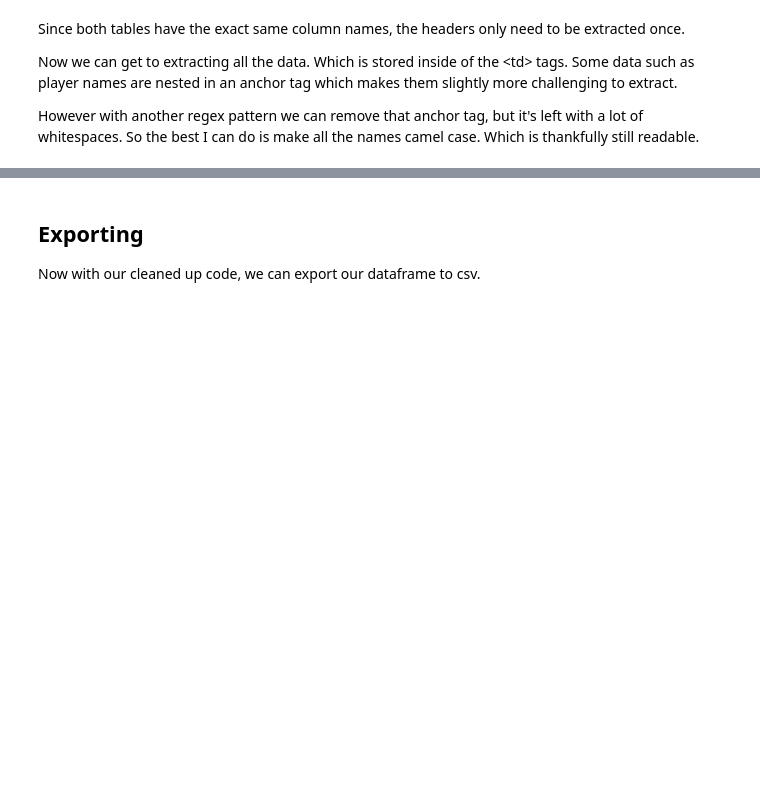
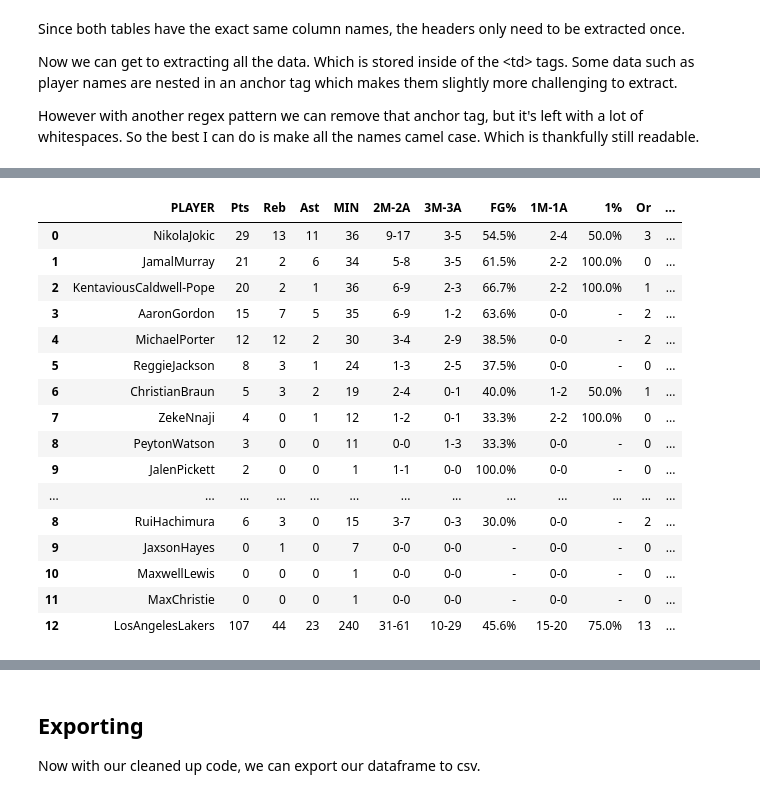
Before and after one commit to flannelmonke/HoopsForecast_Pro, a Jupyter notebook: webscraping_notebook.ipynb, the cells around one changed output, grey strips where cells are left out. Saved outputs shown, nothing was run; the diff lists cells and outputs as text; code cells hidden in the pictures; blank space fills up the shorter version.

```diff
--- a/webscraping_notebook.ipynb
+++ b/webscraping_notebook.ipynb
@@ -9,7 +9,9 @@ import pandas as pd
 import numpy as np
 import urllib.request
 
-fp = urllib.request.urlopen("https://www.proballers.com/basketball/game/757056/denver-nuggets-los-angeles-lakers-2023-10-25")
+url = "https://www.proballers.com/basketball/game/757056/denver-nuggets-los-angeles-lakers-2023-10-25"
+
+fp = urllib.request.urlopen(url)
 mybytes = fp.read()
 
 webpage = mybytes.decode("utf8")
@@ -74,16 +80,14 @@ It will be noteably easier to cut these lists in half since our raw data is take
 # %%
-# Cut the length of Pts, Reb and Ast lists in half
+# Take every other element of the three duplicate columns
 # Pts
-team_1_data['Pts'] = team_1_data['Pts'][0:len(team_1_data['Pts'])//2]
-team_2_data['Pts'] = team_2_data['Pts'][0:len(team_2_data['Pts'])//2]
+team_1_data['Pts'] = team_1_data['Pts'][0:len(team_1_data['Pts']):2]
+team_2_data['Pts'] = team_2_data['Pts'][0:len(team_2_data['Pts']):2]
 # Reb
-team_1_data['Reb'] = team_1_data['Reb'][0:len(team_1_data['Reb'])//2]
-team_2_data['Reb'] = team_2_data['Reb'][0:len(team_2_data['Reb'])//2]
+team_1_data['Reb'] = team_1_data['Reb'][0:len(team_1_data['Reb']):2]
+team_2_data['Reb'] = team_2_data['Reb'][0:len(team_2_data['Reb']):2]
 # Ast
-team_1_data['Ast'] = team_1_data['Ast'][0:len(team_1_data['Ast'])//2]
-team_2_data['Ast'] = team_2_data['Ast'][0:len(team_2_data['Ast'])//2]
-
-# Remove duplicate keys from team_1_data and team_2_data
+team_1_data['Ast'] = team_1_data['Ast'][0:len(team_1_data['Ast']):2]
+team_2_data['Ast'] = team_2_data['Ast'][0:len(team_2_data['Ast']):2]
 # %% [markdown]
 ## Finally...
 
@@ -131,6 +108,9 @@ team_2_panda = pd.DataFrame(team_2_data)
 # Remove duplicate keys from team_1_panda and team_2_panda
 team_1_panda = team_1_panda.loc[:,~team_1_panda.columns.duplicated()]
 team_2_panda = team_2_panda.loc[:,~team_2_panda.columns.duplicated()]
-print(team_1_panda)
-print(team_2_panda)
+
+# Add team name to each player
+team_1_panda['Team'] = team_1_data['PLAYER'][12]
+team_2_panda['Team'] = team_2_data['PLAYER'][12]
+print(team_1_panda.head(10))
 # %% [output]
@@ -153,0 +160,22 @@ print(team_2_panda)
+# %%
+# Merge the two dataframes
+game_data = pd.concat([team_1_panda, team_2_panda], axis=0)
+game_data
+# %% [output]
+|  | PLAYER | Pts | Reb | Ast | MIN | 2M-2A | 3M-3A | FG% | 1M-1A | 1% | Or | ... |
+| 0 | NikolaJokic | 29 | 13 | 11 | 36 | 9-17 | 3-5 | 54.5% | 2-4 | 50.0% | 3 | ... |
+| 1 | JamalMurray | 21 | 2 | 6 | 34 | 5-8 | 3-5 | 61.5% | 2-2 | 100.0% | 0 | ... |
+| 2 | KentaviousCaldwell-Pope | 20 | 2 | 1 | 36 | 6-9 | 2-3 | 66.7% | 2-2 | 100.0% | 1 | ... |
+| 3 | AaronGordon | 15 | 7 | 5 | 35 | 6-9 | 1-2 | 63.6% | 0-0 | - | 2 | ... |
+| 4 | MichaelPorter | 12 | 12 | 2 | 30 | 3-4 | 2-9 | 38.5% | 0-0 | - | 2 | ... |
+| 5 | ReggieJackson | 8 | 3 | 1 | 24 | 1-3 | 2-5 | 37.5% | 0-0 | - | 0 | ... |
+| 6 | ChristianBraun | 5 | 3 | 2 | 19 | 2-4 | 0-1 | 40.0% | 1-2 | 50.0% | 1 | ... |
+| 7 | ZekeNnaji | 4 | 0 | 1 | 12 | 1-2 | 0-1 | 33.3% | 2-2 | 100.0% | 0 | ... |
+| 8 | PeytonWatson | 3 | 0 | 0 | 11 | 0-0 | 1-3 | 33.3% | 0-0 | - | 0 | ... |
+| 9 | JalenPickett | 2 | 0 | 0 | 1 | 1-1 | 0-0 | 100.0% | 0-0 | - | 0 | ... |
+| ... | ... | ... | ... | ... | ... | ... | ... | ... | ... | ... | ... | ... |
+| 8 | RuiHachimura | 6 | 3 | 0 | 15 | 3-7 | 0-3 | 30.0% | 0-0 | - | 2 | ... |
+| 9 | JaxsonHayes | 0 | 1 | 0 | 7 | 0-0 | 0-0 | - | 0-0 | - | 0 | ... |
+| 10 | MaxwellLewis | 0 | 0 | 0 | 1 | 0-0 | 0-0 | - | 0-0 | - | 0 | ... |
+| 11 | MaxChristie | 0 | 0 | 0 | 1 | 0-0 | 0-0 | - | 0-0 | - | 0 | ... |
+| 12 | LosAngelesLakers | 107 | 44 | 23 | 240 | 31-61 | 10-29 | 45.6% | 15-20 | 75.0% | 13 | ... |
```
Also changed, not shown: parts of 11 cells of this notebook.
